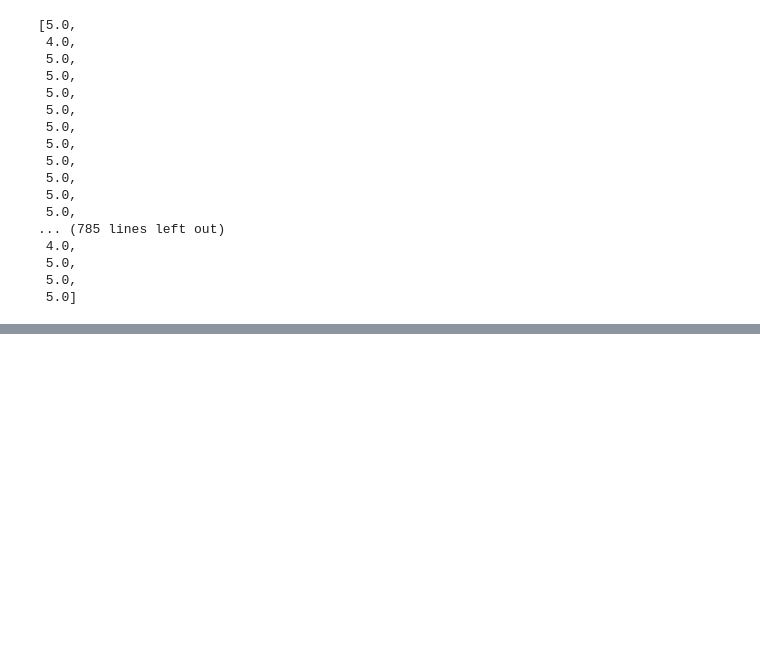
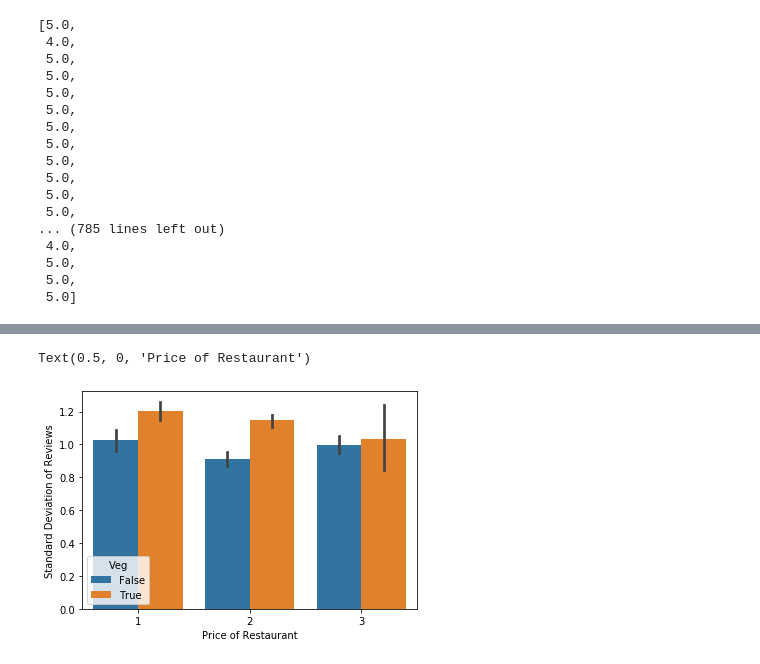
Before and after one commit to kiet415/yelp-project, a Jupyter notebook: yelp_statdata.ipynb, the cells around one changed output, grey strips where cells are left out. Saved outputs shown, nothing was run; the diff lists cells and outputs as text; code cells hidden in the pictures; blank space fills up the shorter version.

```diff
--- a/yelp_statdata.ipynb
+++ b/yelp_statdata.ipynb
@@ -117,3 +102,14 @@ final_df
 | 799 | https://www.yelp.com/biz/arya-bha... | 3.5 | 229 | 2 | 3.55 | 5 | 5.0 | ... |
 | 800 | https://www.yelp.com/biz/munch-oa... | 4.0 | 369 | 2 | 4.30 | 5 | 3.0 | ... |
 801 rows × 34 columns
+# %%
+a=sns.barplot(x='Price Per Person', y='Standard_Deviation', hue='Veg', data=final_df)
+#a.set_xtickslabels(['$','$$','$$$'])
+a.set(ylabel="Standard Deviation of Reviews")
+#a.set_xlim(3.25,8.5)
+a.set_xlabel('Price of Restaurant')
+#a.set_ylabel('Count')
+#a.set_title()
+# %% [output]
+Text(0.5, 0, 'Price of Restaurant')
+[figure, added]
```
Also changed, not shown: parts of 3 cells of this notebook.
